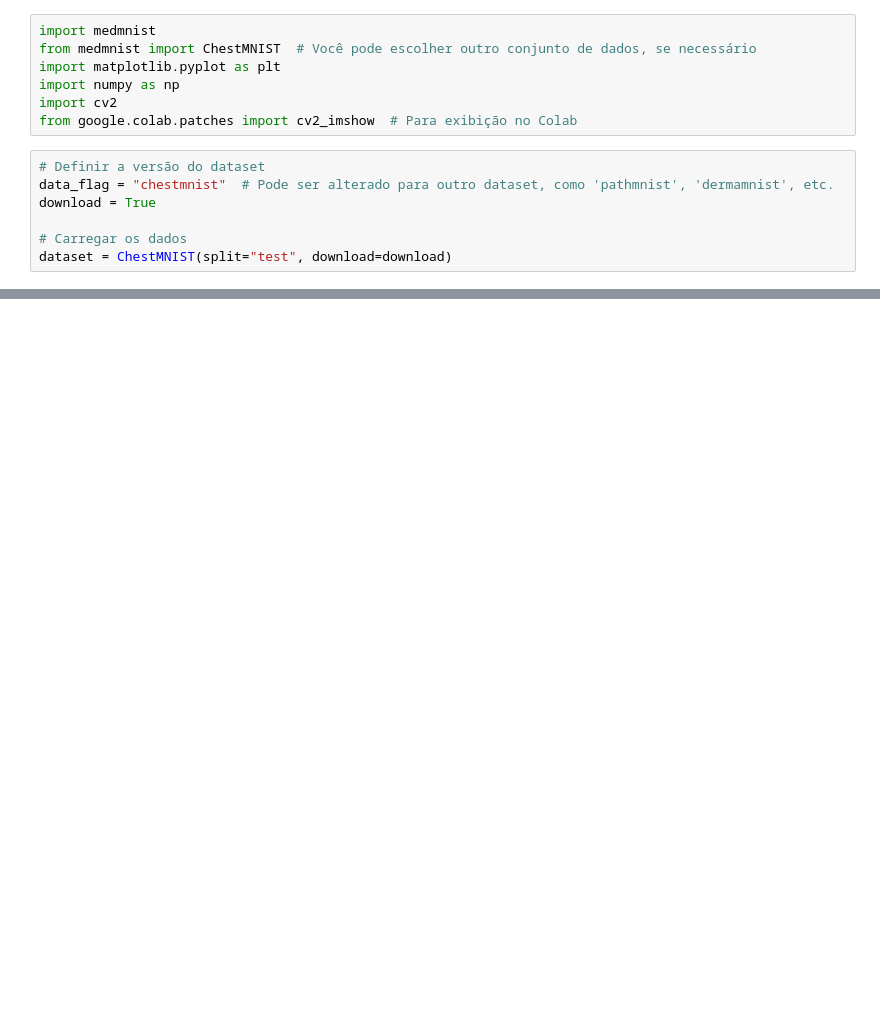
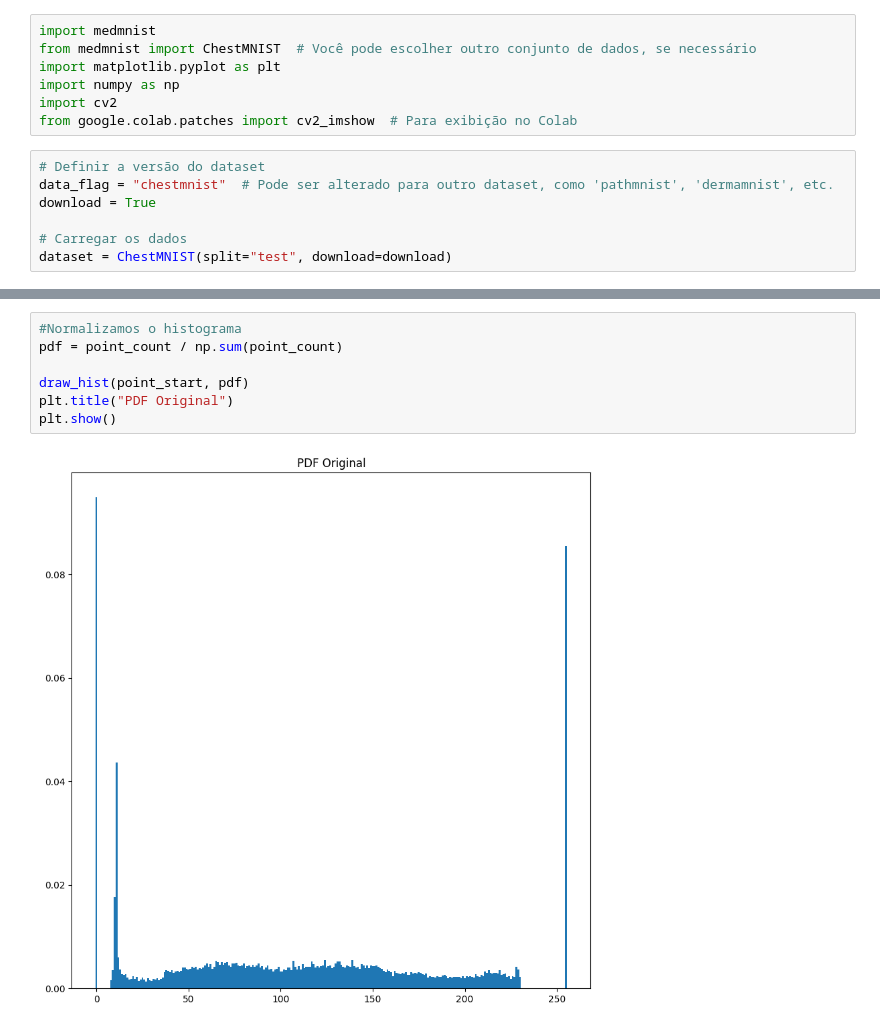
Before and after one commit to Henrique047/PDI_T1, a Jupyter notebook: PDI_T1.ipynb, the cells around one changed output, grey strips where cells are left out. Drawn from its saved outputs; the diff is of its cells as text; blank space fills up the shorter version.

```diff
--- a/PDI_T1.ipynb
+++ b/PDI_T1.ipynb
@@ -97,0 +102,9 @@ Imagem 3 - Label: 0
+# %%
+#Normalizamos o histograma
+pdf = point_count / np.sum(point_count)
+
+draw_hist(point_start, pdf)
+plt.title("PDF Original")
+plt.show()
+# %% [output]
+[figure, added]
```
Also changed, not shown: parts of 19 cells of this notebook.
